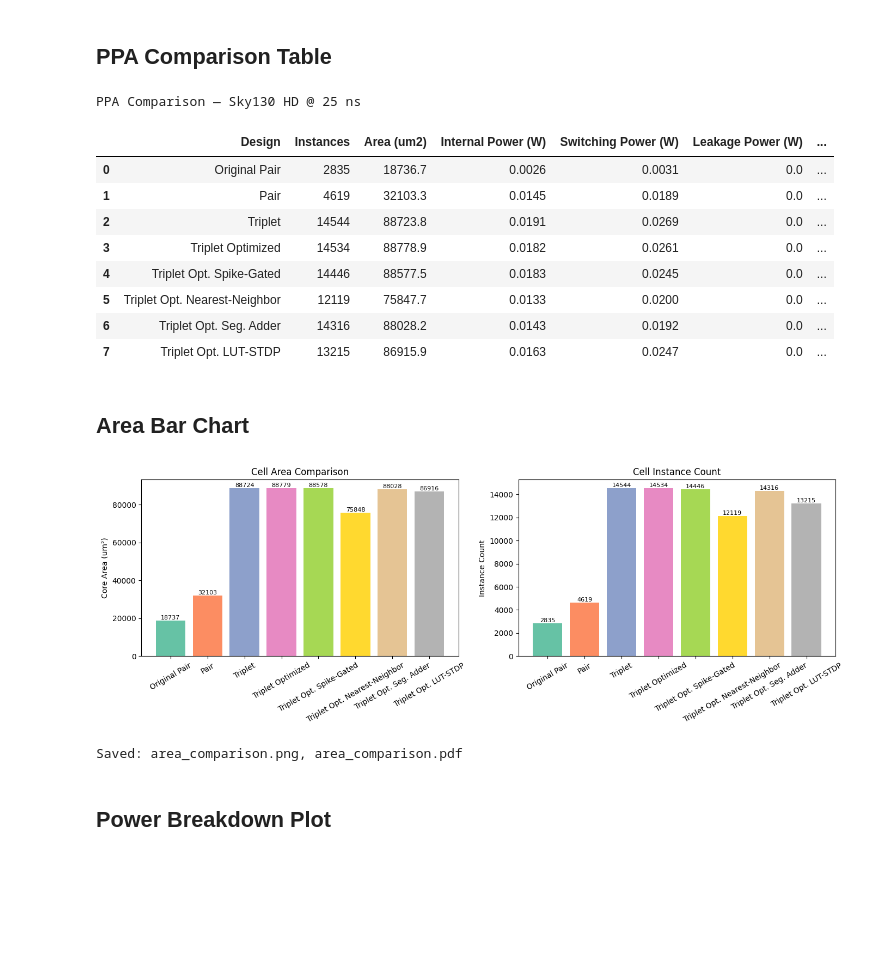
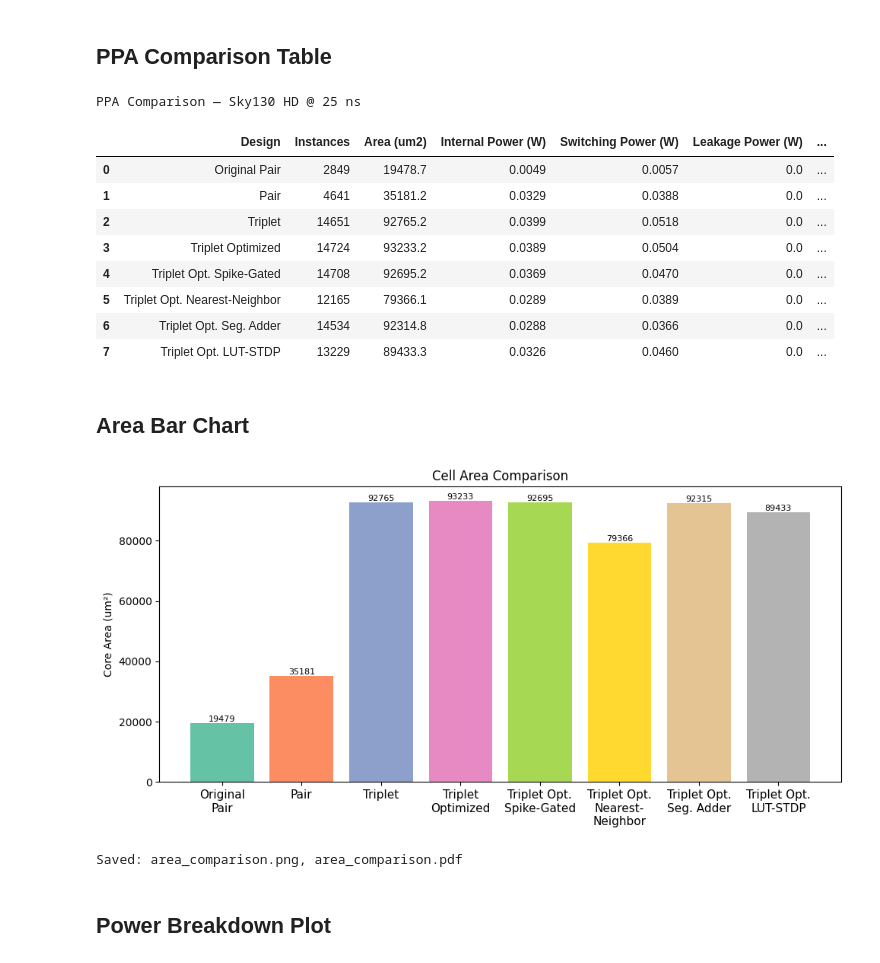
Before and after one commit to nbelle1/triplet-snn, a Jupyter notebook: ppa/ppa_analysis.ipynb, the cells around one changed output. Saved outputs shown, nothing was run; the diff lists cells and outputs as text; code cells hidden in the pictures; blank space fills up the shorter version.

```diff
--- a/ppa/ppa_analysis.ipynb
+++ b/ppa/ppa_analysis.ipynb
@@ -53,12 +53,17 @@ for arch_key, arch in ARCH_CONFIG["architectures"].items():
     # snn_network.v uses its own module name; all others use snn_dynamic variants
     design_name = rtl_file.replace(".v", "")
 
+    # Merge default defines with any per-architecture defines
+    verilog_defines = list(DEFAULTS["verilog_defines"])
+    if arch.get("verilog_defines"):
+        verilog_defines.extend(arch["verilog_defines"])
+
     config = {
         "DESIGN_NAME": design_name,
         "VERILOG_FILES": [f"dir::../../rtl/{rtl_file}"],
         "CLOCK_PERIOD": DEFAULTS["clock_period"],
         "CLOCK_PORT": DEFAULTS["clock_port"],
-        "VERILOG_DEFINES": DEFAULTS["verilog_defines"],
+        "VERILOG_DEFINES": verilog_defines,
         "ERROR_ON_SYNTH_CHECKS": DEFAULTS["error_on_synth_checks"],
     }
 
@@ -228,45 +233,39 @@ else:
 # %% [output]
 PPA Comparison — Sky130 HD @ 25 ns
 |  | Design | Instances | Area (um2) | Internal Power (W) | Switching Power (W) | Leakage Power (W) | ... |
-| 0 | Original Pair | 2835 | 18736.7 | 0.0026 | 0.0031 | 0.0 | ... |
-| 1 | Pair | 4619 | 32103.3 | 0.0145 | 0.0189 | 0.0 | ... |
-| 2 | Triplet | 14544 | 88723.8 | 0.0191 | 0.0269 | 0.0 | ... |
-| 3 | Triplet Optimized | 14534 | 88778.9 | 0.0182 | 0.0261 | 0.0 | ... |
-| 4 | Triplet Opt. Spike-Gated | 14446 | 88577.5 | 0.0183 | 0.0245 | 0.0 | ... |
-| 5 | Triplet Opt. Nearest-Neighbor | 12119 | 75847.7 | 0.0133 | 0.0200 | 0.0 | ... |
-| 6 | Triplet Opt. Seg. Adder | 14316 | 88028.2 | 0.0143 | 0.0192 | 0.0 | ... |
-| 7 | Triplet Opt. LUT-STDP | 13215 | 86915.9 | 0.0163 | 0.0247 | 0.0 | ... |
+| 0 | Original Pair | 2849 | 19478.7 | 0.0049 | 0.0057 | 0.0 | ... |
+| 1 | Pair | 4641 | 35181.2 | 0.0329 | 0.0388 | 0.0 | ... |
+| 2 | Triplet | 14651 | 92765.2 | 0.0399 | 0.0518 | 0.0 | ... |
+| 3 | Triplet Optimized | 14724 | 93233.2 | 0.0389 | 0.0504 | 0.0 | ... |
+| 4 | Triplet Opt. Spike-Gated | 14708 | 92695.2 | 0.0369 | 0.0470 | 0.0 | ... |
+| 5 | Triplet Opt. Nearest-Neighbor | 12165 | 79366.1 | 0.0289 | 0.0389 | 0.0 | ... |
+| 6 | Triplet Opt. Seg. Adder | 14534 | 92314.8 | 0.0288 | 0.0366 | 0.0 | ... |
+| 7 | Triplet Opt. LUT-STDP | 13229 | 89433.3 | 0.0326 | 0.0460 | 0.0 | ... |
 # %% [markdown]
 ## Area Bar Chart
 # %%
 if not df.empty:
-    fig, axes = plt.subplots(1, 2, figsize=(14, 5))
+    import textwrap
+    wrapped_labels = [textwrap.fill(l, width=12) for l in df["Design"]]
 
-    # Area
-    ax = axes[0]
-    bars = ax.bar(df["Design"], df["Area (um2)"], color=plt.cm.Set2.colors[:len(df)])
+    fig, ax = plt.subplots(figsize=(10, 5))
+
+    bars = ax.bar(range(len(df)), df["Area (um2)"], color=plt.cm.Set2.colors[:len(df)])
     ax.set_ylabel("Core Area (um²)")
     ax.set_title("Cell Area Comparison")
     ax.bar_label(bars, fmt="%.0f", fontsize=8)
-    ax.tick_params(axis="x", rotation=30)
-
-    # Instance count
-    ax = axes[1]
-    bars = ax.bar(df["Design"], df["Instances"], color=plt.cm.Set2.colors[:len(df)])
-    ax.set_ylabel("Instance Count")
-    ax.set_title("Cell Instance Count")
-    ax.bar_label(bars, fmt="%d", fontsize=8)
-    ax.tick_params(axis="x", rotation=30)
+    ax.set_xticks(range(len(df)))
+    ax.set_xticklabels(wrapped_labels, ha="center", fontsize=11)
 
     plt.tight_layout()
     # fig.savefig("area_comparison.png", dpi=200, bbox_inches="tight")
     # fig.savefig("area_comparison.pdf", bbox_inches="tight")
     plt.show()
     print("Saved: area_comparison.png, area_comparison.pdf")
 else:
     print("No data to plot.")
 # %% [output]
-[figure, old version]
+[figure, new version]
 Saved: area_comparison.png, area_comparison.pdf
 # %% [markdown]
 ## Power Breakdown Plot
```
Also changed, not shown: parts of 3 cells of this notebook, 14 other files.
